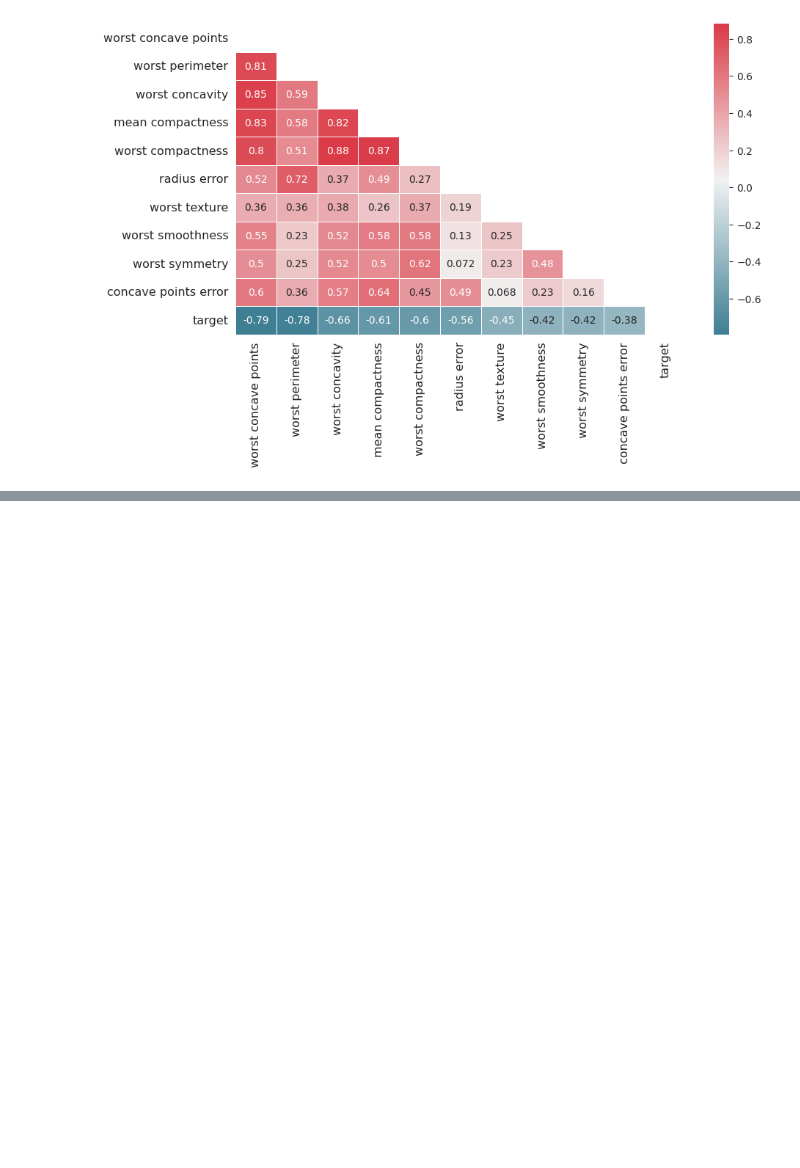
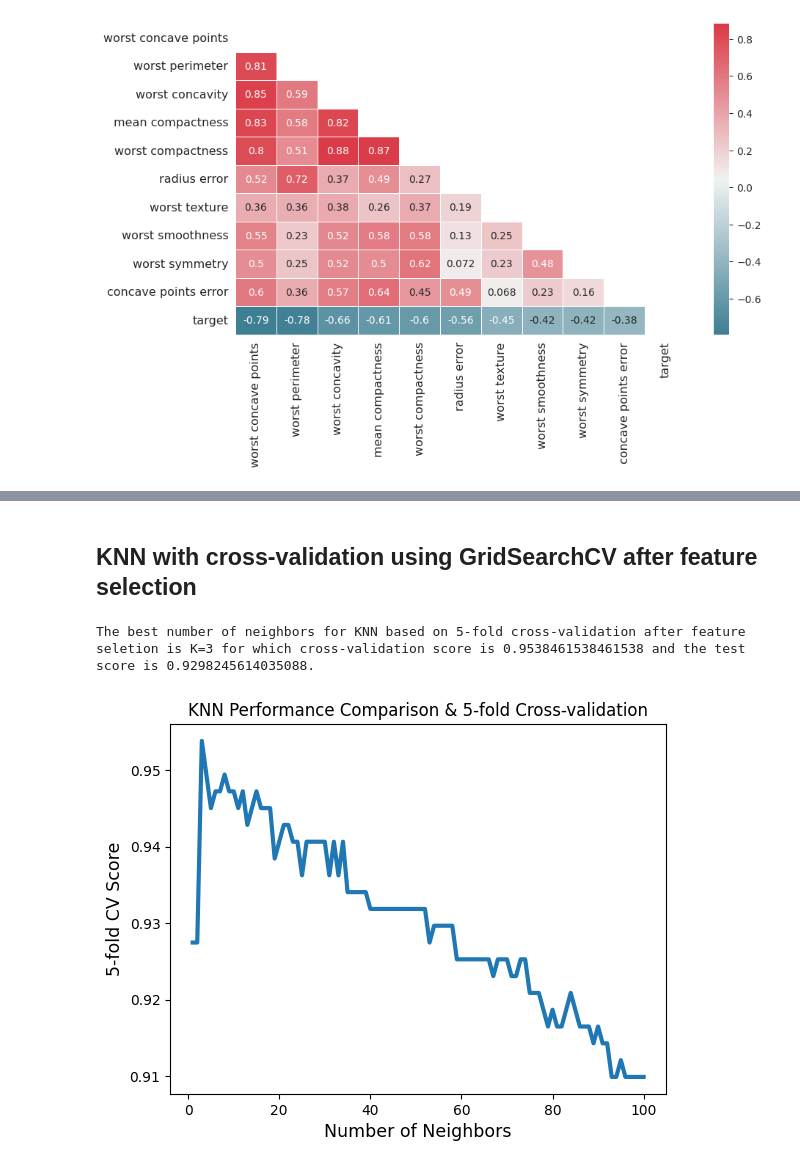
Before and after one commit to Parniaahmadi/Breast-Cancer, a Jupyter notebook: BreastCancer.ipynb, the cells around one changed output, grey strips where cells are left out. Saved outputs shown, nothing was run; the diff lists cells and outputs as text; code cells hidden in the pictures; blank space fills up the shorter version.

```diff
--- a/BreastCancer.ipynb
+++ b/BreastCancer.ipynb
@@ -473,0 +511,17 @@ Heatmap(df_train)
+# %% [markdown]
+## KNN with cross-validation using GridSearchCV after feature selection
+# %%
+## Plot cross-validation scores for different number of neighbours using GridSearchCV after feature selection ##
+
+max_cv_score, K_opt, mean_cv_scores, test_score = KNN_GridSearch(N_neighbors, cv, X_train, X_test, y_train, y_test)
+
+print('The best number of neighbors for KNN based on {}-fold cross-validation after feature seletion is K={} for which cross-validation score is {} and the test score is {}. \n\n'.format(cv, K_opt, max_cv_score, test_score))
+
+plt.plot(N_neighbors, mean_cv_scores, linewidth = 3)
+plt.xlabel('Number of Neighbors', fontsize=12.5)
+plt.ylabel('{}-fold CV Score'.format(cv), fontsize=12.5)
+plt.title('KNN Performance Comparison & {}-fold Cross-validation'.format(cv), fontsize=12)
+plt.show()
+# %% [output]
+The best number of neighbors for KNN based on 5-fold cross-validation after feature seletion is K=3 for which cross-validation score is 0.9538461538461538 and the test score is 0.9298245614035088.
+[figure, added]
```
Also changed, not shown: parts of 17 cells of this notebook.
